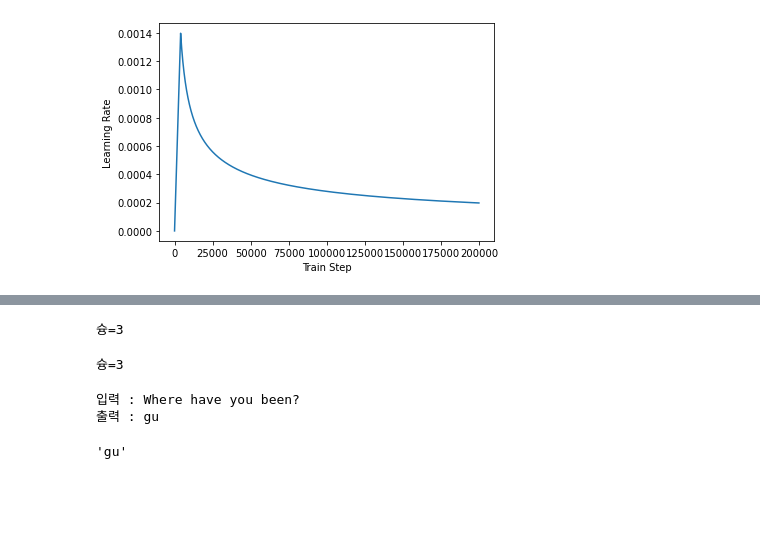
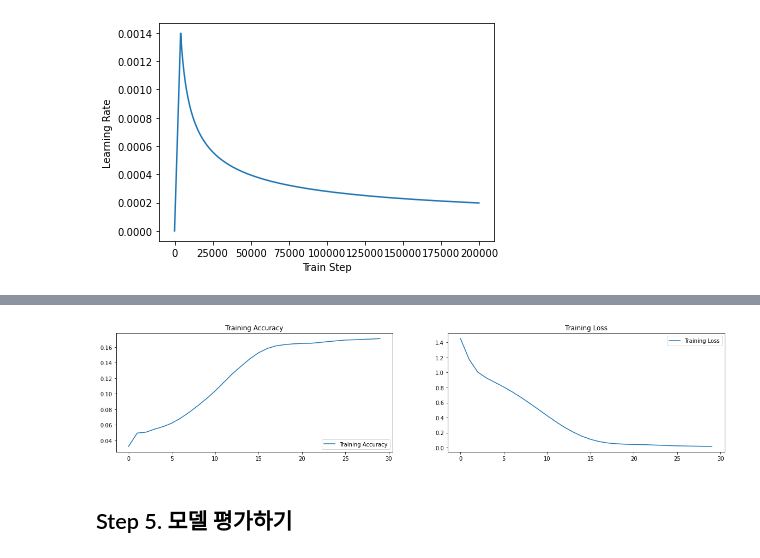
Before and after one commit to vg-rlo/aiffel-mini-projects, a Jupyter notebook: Exploration/Transformer_korean_chatbot/[E-15]TransformerChatbot.ipynb, the cells around one changed output, grey strips where cells are left out. Drawn from its saved outputs; the diff is of its cells as text; code cells hidden in the pictures; blank space fills up the shorter version.

```diff
--- a/Exploration/Transformer_korean_chatbot/[E-15]TransformerChatbot.ipynb
+++ b/Exploration/Transformer_korean_chatbot/[E-15]TransformerChatbot.ipynb
@@ -129,0 +393,5 @@ print('정수 인코딩 후의 21번째 답변 샘플: {}'.format(tokenizer.enco
+# %%
+import pandas as pd
+
+chatbot_data = pd.read_csv(DATA_PATH + '/ChatbotData.csv')
+chatbot_data.head()
@@ -129,0 +442,5 @@ print('정수 인코딩 후의 21번째 답변 샘플: {}'.format(tokenizer.enco
+# %%
+questions = preprocess_sentence(chatbot_data, 'Q')
+answers = preprocess_sentence(chatbot_data, 'A')
+
+print(len(questions), len(answers))
@@ -342,4 +677,17 @@ print("슝=3")
+# %%
+from tensorflow.keras.models import load_model #저장된 가중치 불러오기
+from tensorflow.keras.callbacks import EarlyStopping, ModelCheckpoint # 빨리 끝내기, 체크포인트 모델 파일 저장
+
+es = EarlyStopping(monitor='loss', mode='min', verbose=1, patience=10)
+cp_callback = tf.keras.callbacks.ModelCheckpoint(DATA_PATH + '/model',
+                                                 save_weights_only=True,
+                                                 monitor='accuracy',
+                                                 mode='auto',
+                                                 save_best_only=True,
+                                                 verbose=1)
 # %%
-EPOCHS = 20
-model.fit(dataset, epochs=EPOCHS, verbose=1)
+EPOCHS = 30
+history = model.fit(dataset,
+                    epochs=EPOCHS,
+                    verbose=1, callbacks=[es, cp_callback])
 # %% [output]
@@ -363,0 +711,22 @@ Epoch 20/20
+# %%
+acc = history.history['accuracy']
+
+loss=history.history['loss']
+
+epochs_range = range(len(acc))
+
+plt.figure(figsize=(20, 4))
+plt.subplot(1, 2, 1)
+plt.plot(epochs_range, acc, label='Training Accuracy')
+plt.legend(loc='lower right')
+plt.title('Training Accuracy')
+
+plt.subplot(1, 2, 2)
+plt.plot(epochs_range, loss, label='Training Loss')
+plt.legend(loc='upper right')
+plt.title('Training Loss')
+plt.show()
+# %% [output]
+[figure, added]
+# %% [markdown]
+## Step 5. 모델 평가하기
@@ -364,6 +751,6 @@ Epoch 20/20
 # %%
 def decoder_inference(sentence):
-    sentence = preprocess_sentence(sentence)
+    sentence = preprocess_one_sentence(sentence)
 
     # 입력된 문장을 정수 인코딩 후, 시작 토큰과 종료 토큰을 앞뒤로 추가.
     # ex) Where have you been? → [[8331   86   30    5 1059    7 8332]]
@@ -392,9 +779,6 @@ def decoder_inference(sentence):
     output_sequence = tf.concat([output_sequence, predicted_id], axis=-1)
 
     return tf.squeeze(output_sequence, axis=0)
-print("슝=3")
-# %% [output]
-슝=3
 # %%
 def sentence_generation(sentence):
     # 입력 문장에 대해서 디코더를 동작 시켜 예측된 정수 시퀀스를 리턴받습니다.
@@ -408,12 +792,3 @@ def sentence_generation(sentence):
     print('출력 : {}'.format(predicted_sentence))
 
     return predicted_sentence
-print("슝=3")
-# %% [output]
-슝=3
-# %%
-sentence_generation('Where have you been?')
-# %% [output]
-입력 : Where have you been?
-출력 : gu
-'gu'
```
Also changed, not shown: parts of 76 cells of this notebook.
